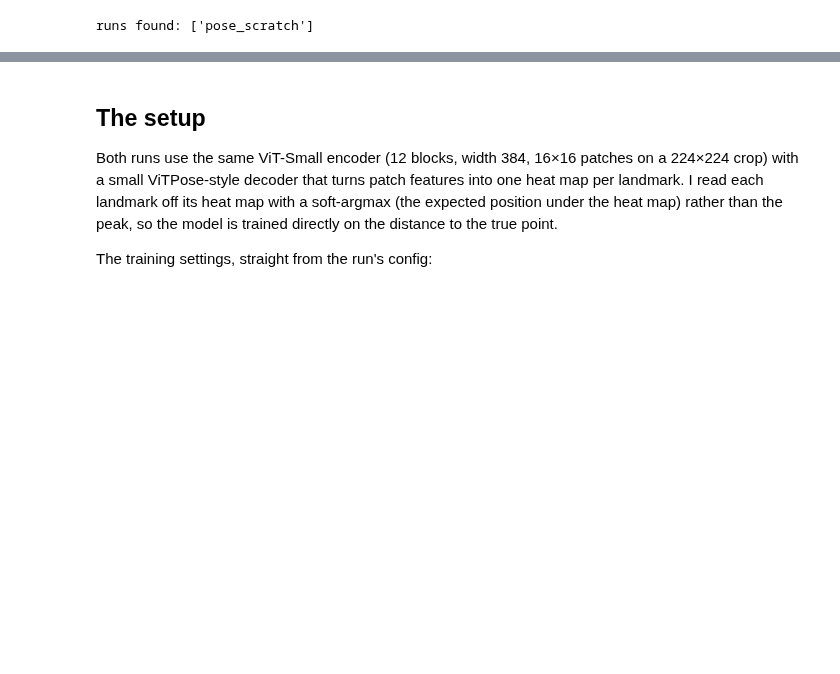
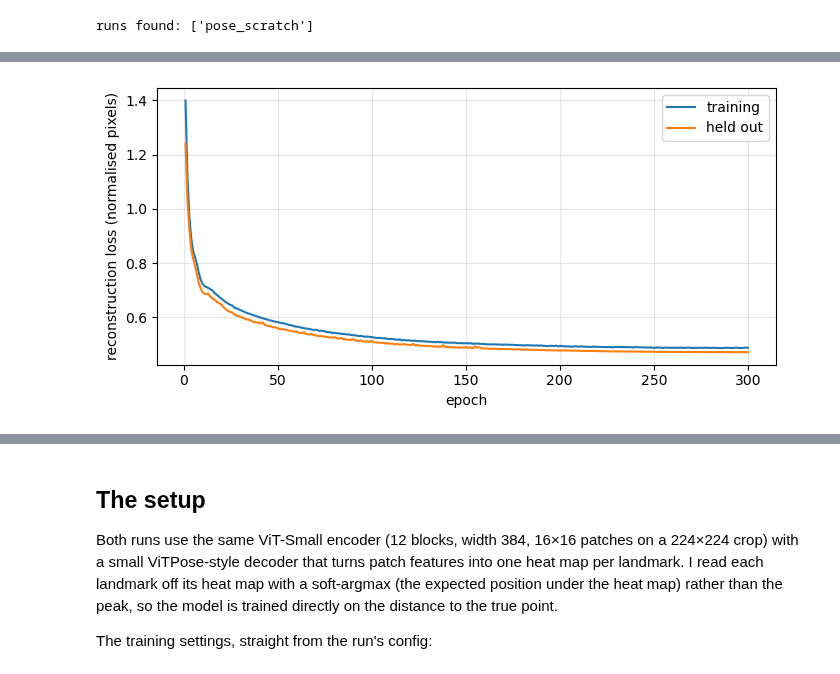
Before and after one commit to alina0607/cat-face-landmarks, a Jupyter notebook: notebooks/results.ipynb, the cells around one changed output, grey strips where cells are left out. Saved outputs shown, nothing was run; the diff lists cells and outputs as text; code cells hidden in the pictures; blank space fills up the shorter version.

Commit message:
Add the MAE pretraining results to the notebook

```diff
--- a/notebooks/results.ipynb
+++ b/notebooks/results.ipynb
@@ -51,0 +59,15 @@ runs found: ['pose_scratch']
+# %%
+mae = [json.loads(line) for line in (RESULTS / "mae" / "metrics.jsonl").read_text().splitlines()]
+fig, ax = plt.subplots(figsize=(7, 3.5))
+ax.plot([r["epoch"] for r in mae], [r["loss"] for r in mae], label="training")
+ax.plot([r["epoch"] for r in mae], [r["held_out"] for r in mae], label="held out")
+ax.set_xlabel("epoch")
+ax.set_ylabel("reconstruction loss (normalised pixels)")
+ax.grid(alpha=0.3)
+ax.legend()
+plt.tight_layout()
+plt.show()
+print(f"held-out loss: epoch 1 {mae[0]['held_out']:.4f}, epoch 100 {mae[99]['held_out']:.4f}, "
+      f"epoch 300 {mae[-1]['held_out']:.4f}")
+# %% [output]
+[figure, added]
```
Also changed, not shown: parts of 6 cells of this notebook, 3 other files.
